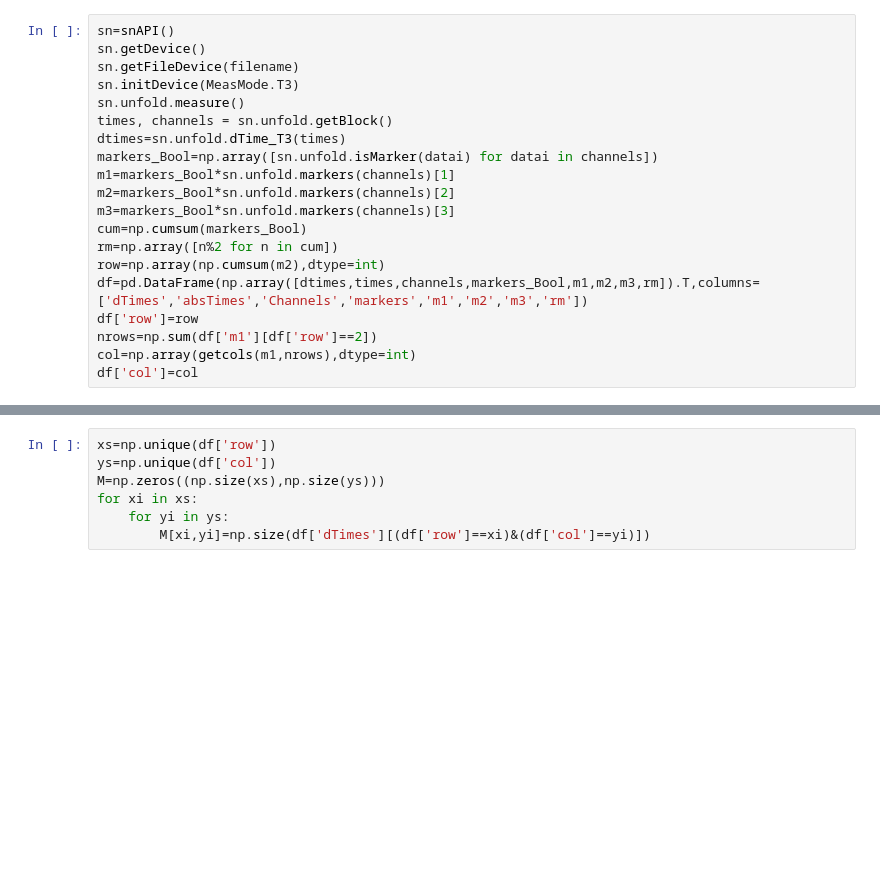
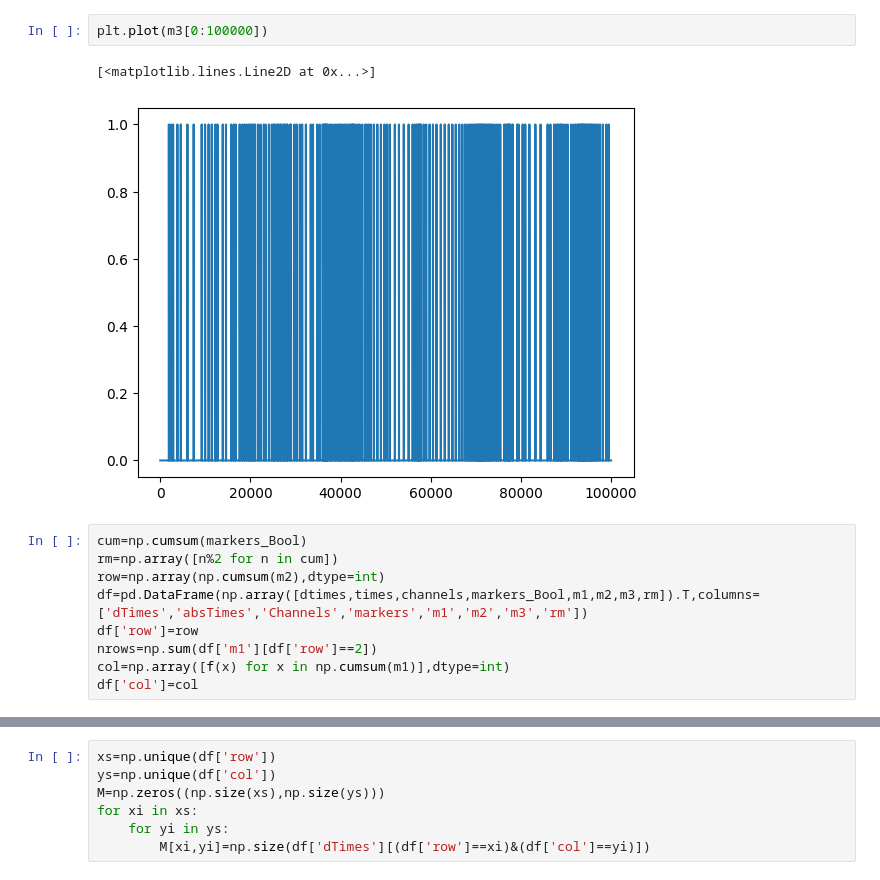
Before and after one commit to MikelElorza/Data-analysis, a Jupyter notebook: Narrow field/Imaging/Imaging_with_markers.ipynb, the cells around one changed output, grey strips where cells are left out. Drawn from its saved outputs; the diff is of its cells as text; blank space fills up the shorter version.

```diff
--- a/Narrow field/Imaging/Imaging_with_markers.ipynb
+++ b/Narrow field/Imaging/Imaging_with_markers.ipynb
@@ -29,22 +43,16 @@ filename='../../../Acquisition2/Data/Trial_markers/T/PTU_6.ptu'
+# %%
+plt.plot(m3[0:100000])
+# %% [output]
+[<matplotlib.lines.Line2D at 0x...>]
+[figure, added]
 # %%
-sn=snAPI()
-sn.getDevice()
-sn.getFileDevice(filename)
-sn.initDevice(MeasMode.T3)
-sn.unfold.measure()
-times, channels = sn.unfold.getBlock()
-dtimes=sn.unfold.dTime_T3(times)
-markers_Bool=np.array([sn.unfold.isMarker(datai) for datai in channels])
-m1=markers_Bool*sn.unfold.markers(channels)[1]
-m2=markers_Bool*sn.unfold.markers(channels)[2]
-m3=markers_Bool*sn.unfold.markers(channels)[3]
 cum=np.cumsum(markers_Bool)
 rm=np.array([n%2 for n in cum])
 row=np.array(np.cumsum(m2),dtype=int)
 df=pd.DataFrame(np.array([dtimes,times,channels,markers_Bool,m1,m2,m3,rm]).T,columns=['dTimes','absTimes','Channels','markers','m1','m2','m3','rm'])
 df['row']=row
 nrows=np.sum(df['m1'][df['row']==2])
-col=np.array(getcols(m1,nrows),dtype=int)
+col=np.array([f(x) for x in np.cumsum(m1)],dtype=int)
 df['col']=col
 # %%
 data= df[df['rm'] ==1]
```
Also changed, not shown: parts of 6 cells of this notebook.
